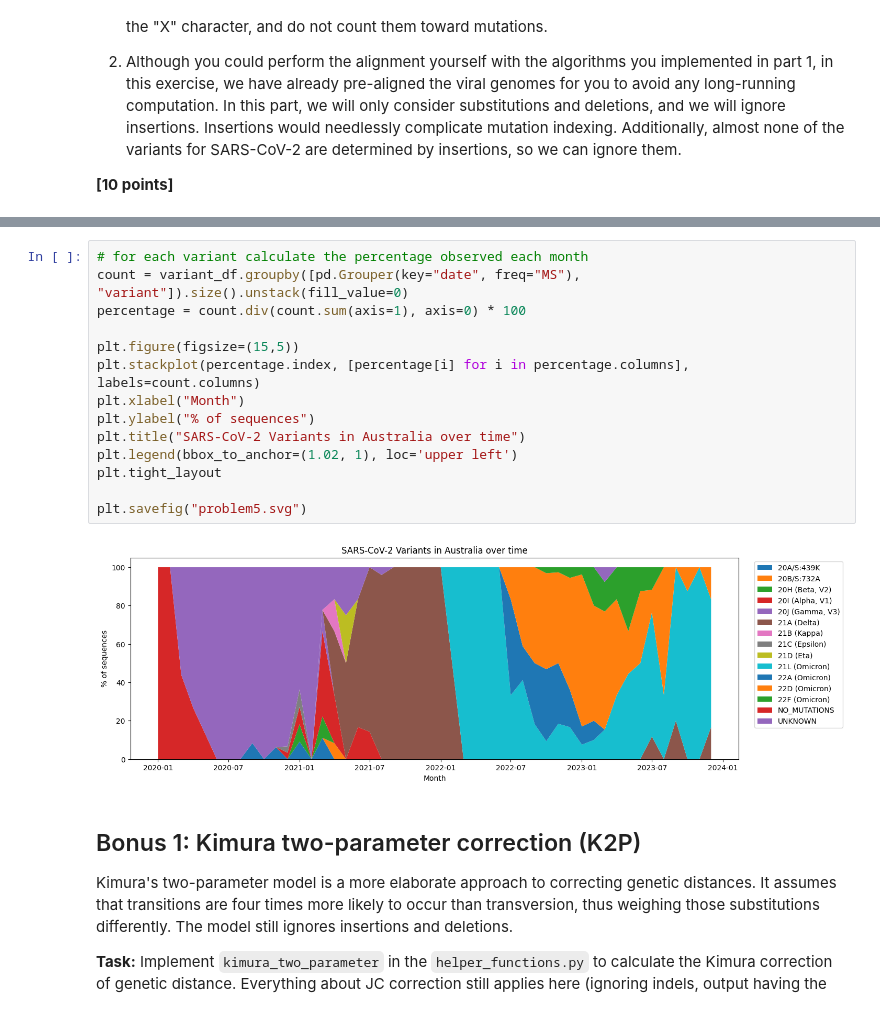
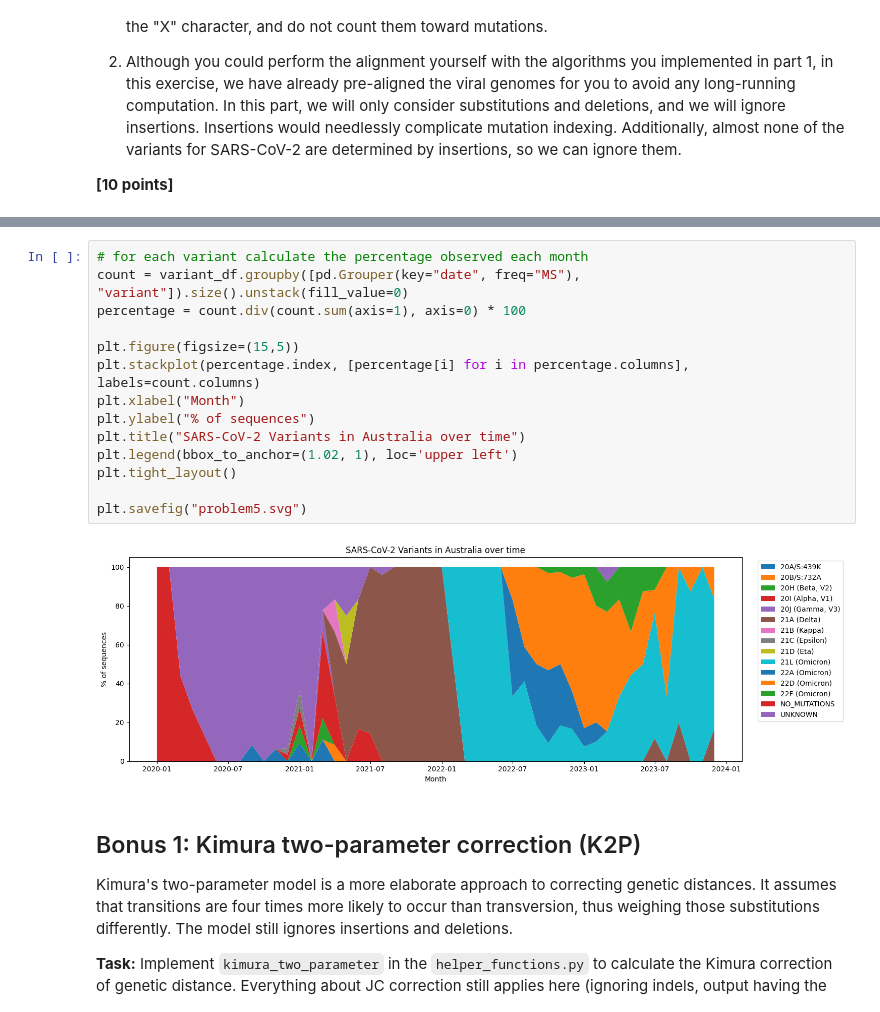
Before and after one commit to larissaavong/assign_viral_evo, a Jupyter notebook: viral_evo_workbook.ipynb, the cells around one changed output, grey strips where cells are left out. Saved outputs shown, nothing was run; the diff lists cells and outputs as text.

```diff
--- a/viral_evo_workbook.ipynb
+++ b/viral_evo_workbook.ipynb
@@ -582,19 +586,19 @@ variant_df[["accession", "variant"]].to_csv("problem5-classification.csv", heade
 # %%
 # for each variant calculate the percentage observed each month
 count = variant_df.groupby([pd.Grouper(key="date", freq="MS"), "variant"]).size().unstack(fill_value=0)
 percentage = count.div(count.sum(axis=1), axis=0) * 100
 
 plt.figure(figsize=(15,5))
 plt.stackplot(percentage.index, [percentage[i] for i in percentage.columns], labels=count.columns)
 plt.xlabel("Month")
 plt.ylabel("% of sequences")
 plt.title("SARS-CoV-2 Variants in Australia over time")
 plt.legend(bbox_to_anchor=(1.02, 1), loc='upper left')
-plt.tight_layout
+plt.tight_layout()
 
 plt.savefig("problem5.svg")
 # %% [output]
-[figure, old version]
+[figure, new version]
 # %% [markdown]
 ## Bonus 1: Kimura two-parameter correction (K2P)
 
```
Also changed, not shown: parts of 4 cells of this notebook, 1 other file.
